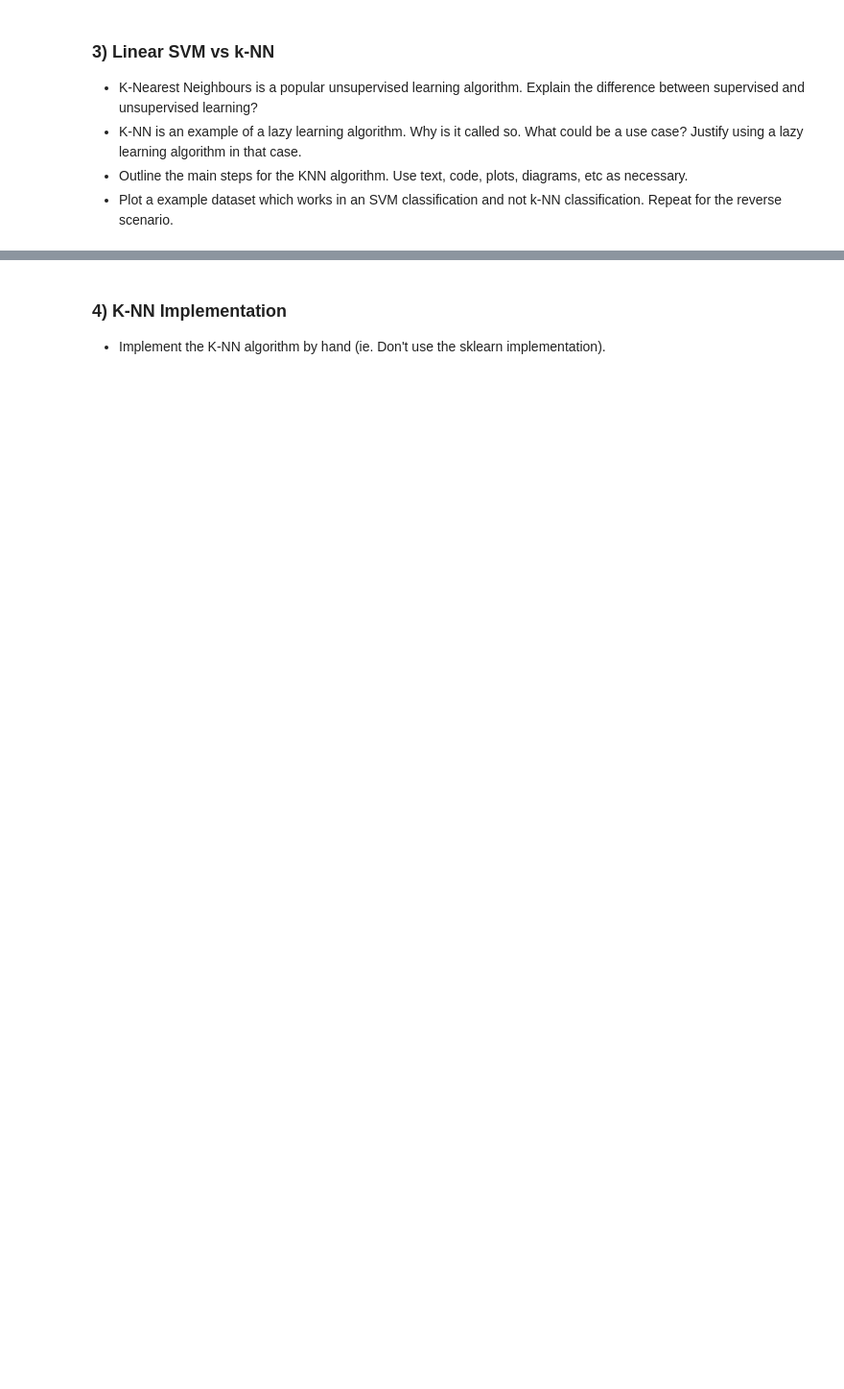
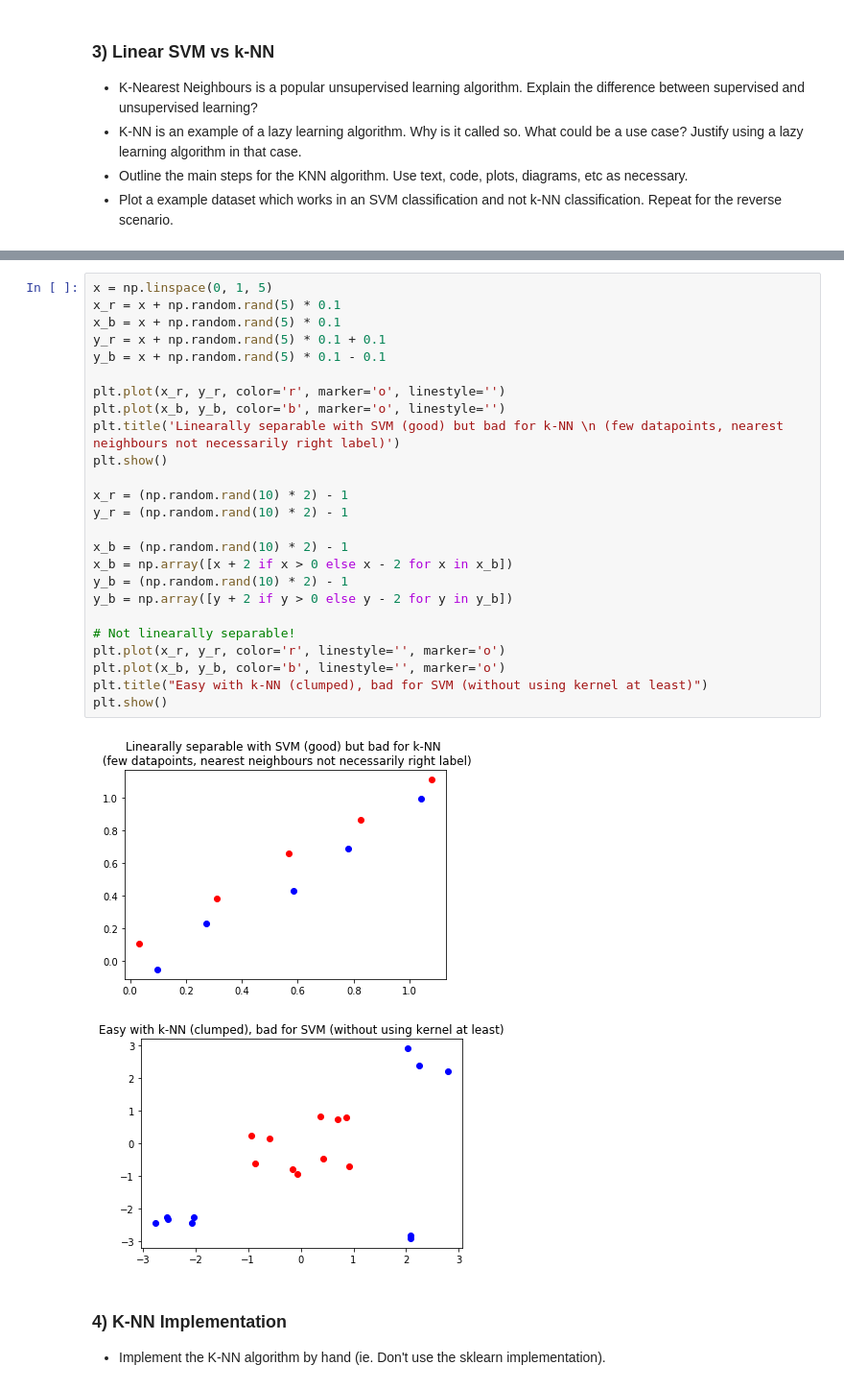
Before and after one commit to McGillAISociety/mais-bootcamp-w2019, a Jupyter notebook: Assignment4/MAIS 202 - Assignment 4.ipynb, the cells around one changed output, grey strips where cells are left out. Shown at 96% size. Drawn from its saved outputs; the diff is of its cells as text; blank space fills up the shorter version.

```diff
--- a/Assignment4/MAIS 202 - Assignment 4.ipynb
+++ b/Assignment4/MAIS 202 - Assignment 4.ipynb
@@ -31,3 +66,31 @@ Congratulations, you have reached the midpoint of the course! The rest of the co
+# %%
+x = np.linspace(0, 1, 5)
+x_r = x + np.random.rand(5) * 0.1
+x_b = x + np.random.rand(5) * 0.1
+y_r = x + np.random.rand(5) * 0.1 + 0.1
+y_b = x + np.random.rand(5) * 0.1 - 0.1
+
+plt.plot(x_r, y_r, color='r', marker='o', linestyle='')
+plt.plot(x_b, y_b, color='b', marker='o', linestyle='')
+plt.title('Linearally separable with SVM (good) but bad for k-NN \n (few datapoints, nearest neighbours not necessarily right label)')
+plt.show()
+
+x_r = (np.random.rand(10) * 2) - 1
+y_r = (np.random.rand(10) * 2) - 1
+
+x_b = (np.random.rand(10) * 2) - 1
+x_b = np.array([x + 2 if x > 0 else x - 2 for x in x_b])
+y_b = (np.random.rand(10) * 2) - 1
+y_b = np.array([y + 2 if y > 0 else y - 2 for y in y_b])
+
+# Not linearally separable!
+plt.plot(x_r, y_r, color='r', linestyle='', marker='o')
+plt.plot(x_b, y_b, color='b', linestyle='', marker='o')
+plt.title("Easy with k-NN (clumped), bad for SVM (without using kernel at least)")
+plt.show()
+# %% [output]
+[figure, added]
+[figure, added]
 # %% [markdown]
 ### 4) K-NN Implementation
 - Implement the K-NN algorithm by hand (ie. Don't use the sklearn implementation).
```
Also changed, not shown: parts of 24 cells of this notebook.
